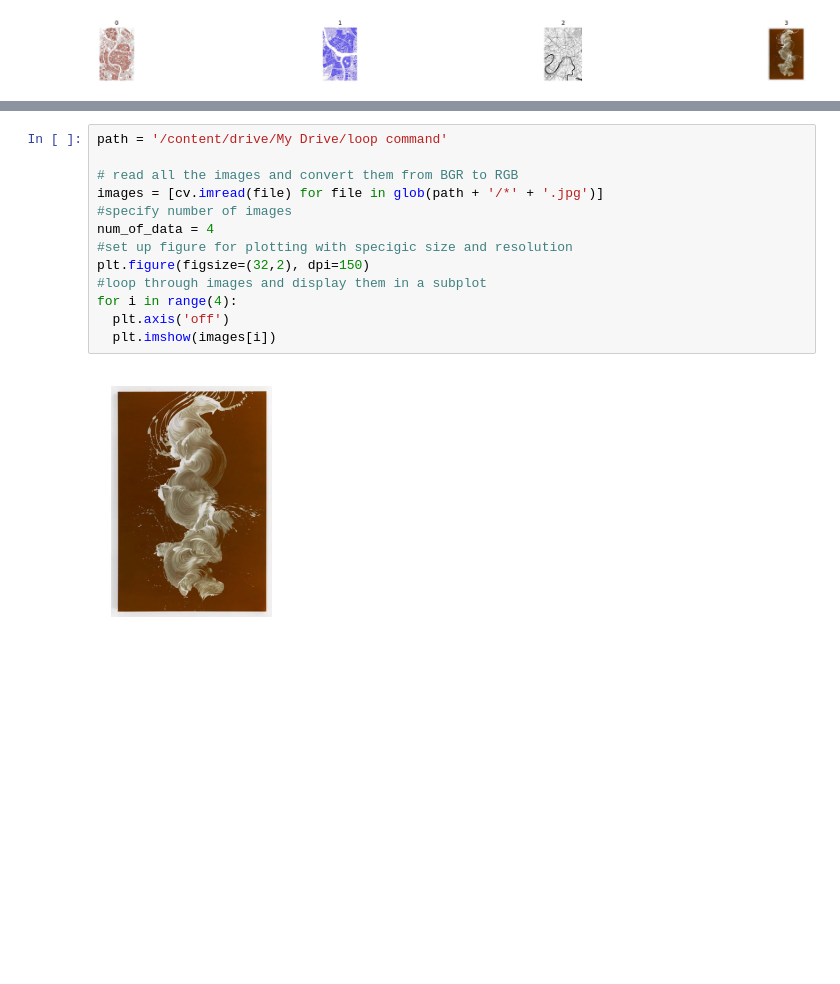
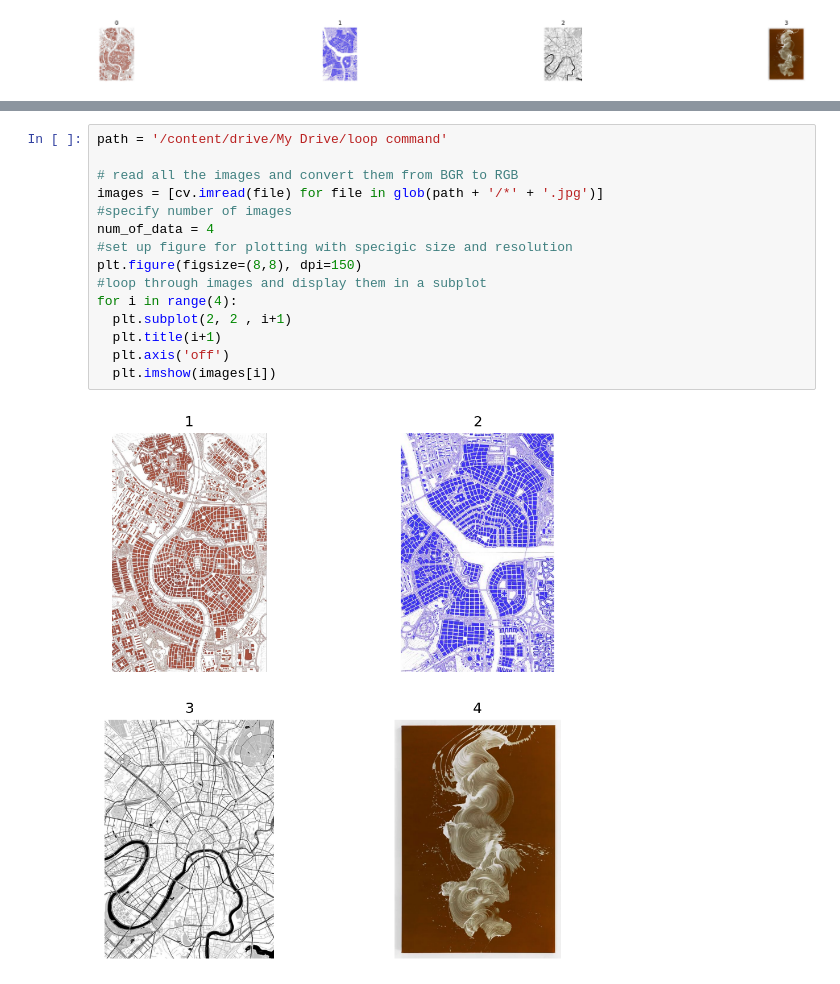
Before and after one commit to arm986877/machine-learning, a Jupyter notebook: RC18_ML.ipynb, the cells around one changed output, grey strips where cells are left out. Saved outputs shown, nothing was run; the diff lists cells and outputs as text; blank space fills up the shorter version.

```diff
--- a/RC18_ML.ipynb
+++ b/RC18_ML.ipynb
@@ -77,15 +77,17 @@ for i in range(4):
 # %%
 path = '/content/drive/My Drive/loop command'
 
 # read all the images and convert them from BGR to RGB
 images = [cv.imread(file) for file in glob(path + '/*' + '.jpg')]
 #specify number of images
 num_of_data = 4
 #set up figure for plotting with specigic size and resolution
-plt.figure(figsize=(32,2), dpi=150)
+plt.figure(figsize=(8,8), dpi=150)
 #loop through images and display them in a subplot
 for i in range(4):
+  plt.subplot(2, 2 , i+1)
+  plt.title(i+1)
   plt.axis('off')
   plt.imshow(images[i])
 # %% [output]
-[figure, old version]
+[figure, new version]
```
Also changed, not shown: parts of 1 cell of this notebook.
